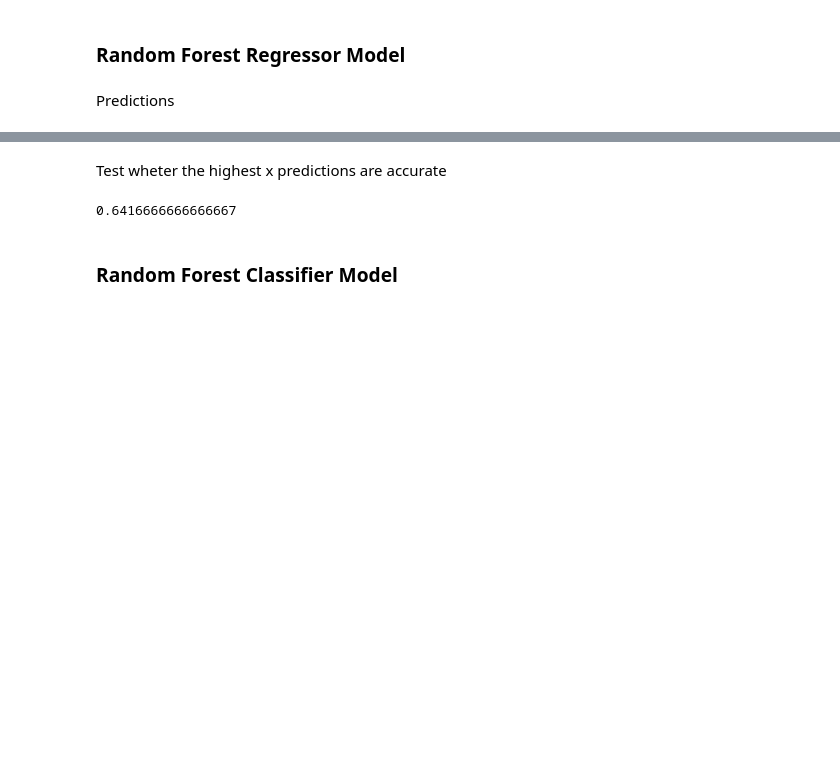
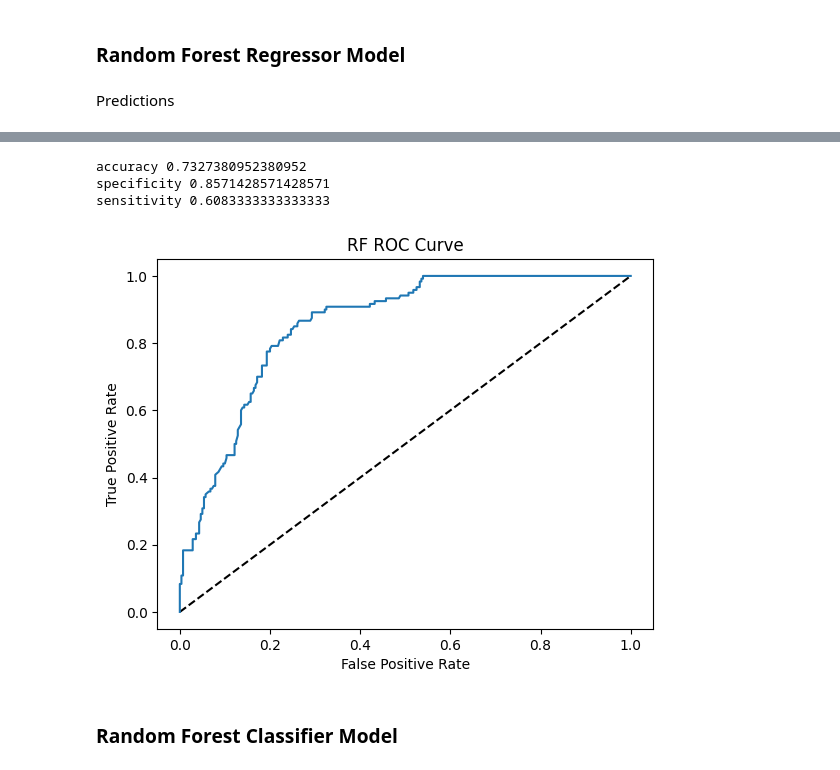
Before and after one commit to FunmilayoOlugbega/Advanced-programming, a Jupyter notebook: Assignment version 3 all predictors.ipynb, the cells around one changed output, grey strips where cells are left out. Saved outputs shown, nothing was run; the diff lists cells and outputs as text; code cells hidden in the pictures; blank space fills up the shorter version.

```diff
--- a/Assignment version 3 all predictors.ipynb
+++ b/Assignment version 3 all predictors.ipynb
@@ -197,7 +183,7 @@ Testing Labels Shape: (400,)
 ### Random Forest Regressor Model
 # %%
 # Instantiate model with 1000 decision trees
-rf = RandomForestRegressor(n_estimators = 100, random_state = 42)
+rf = RandomForestRegressor(n_estimators = 1000, random_state = 42)
 # Train the model on training data
 rf.fit(train_features, train_labels);
 # %% [markdown]
@@ -232,2 +193,0 @@ array([0.56, 0.05, 0.  , 0.46, 0.1 , 0.08, 0.41, 0.61, 0.24, 0.05, 0.61,
-# %% [markdown]
-Test wheter the highest x predictions are accurate
@@ -234,10 +204,29 @@ Test wheter the highest x predictions are accurate
+# %%
+# Get the labels from the predictions
+rf_predicted_labels = get_labels(0.5, predictions)
 # %%
-to_be_predicted = 120 #test_labels.sum() #100 in geval van assignment
+# Calculate the balanced accuracy
+d={'predictions':predictions, 'predicted_labels':rf_predicted_labels, 'true_labels':test_labels}
+rf_results = pd.DataFrame(d)
+#print(rf_results)
+rf_acc = metrics.balanced_accuracy_score(rf_results['true_labels'], rf_results['predicted_labels'] )
+print("accuracy", rf_acc)
 
-d={'predictions':predictions, 'labels':test_labels}
-best_scores = pd.DataFrame(d).nlargest(to_be_predicted,columns='predictions')
+# Calculate metrics
+tn, fp, fn, tp = confusion_matrix(rf_results['true_labels'], rf_results['predicted_labels']).ravel()
+cm = confusion_matrix(rf_results['true_labels'], rf_results['predicted_labels'])
+specificity = tn / (tn+fp)
+sensitivity = tp / (tp+fn)
+print("specificity", specificity)
+print("sensitivity", sensitivity)
 
-accuracy = sum(best_scores['labels'])/to_be_predicted
-print(accuracy)
+# Make confusion matrix
+sns.heatmap(cm,annot=True, cmap="Blues", fmt='g')
+plt.ylabel('Predicted label',fontsize=13)
+plt.xlabel('True label',fontsize=13)
+plt.title('RF confusion Matrix',fontsize=17)
+plt.show()
 # %% [output]
-0.6416666666666667
+accuracy 0.7327380952380952
+specificity 0.8571428571428571
+sensitivity 0.6083333333333333
@@ -250,3 +233,14 @@ print(accuracy)
+# %%
+# Plot ROC curve
+fpr, tpr, thresholds = roc_curve(rf_results['true_labels'], rf_results['predictions'])
+plt.plot([0, 1], [0, 1], 'k--')
+plt.plot(fpr, tpr)
+plt.xlabel('False Positive Rate')
+plt.ylabel('True Positive Rate')
+plt.title('RF ROC Curve')
+plt.show()
+# %% [output]
+[figure, added]
 # %% [markdown]
 ### Random Forest Classifier Model
 # %%
```
Also changed, not shown: parts of 43 cells of this notebook.
